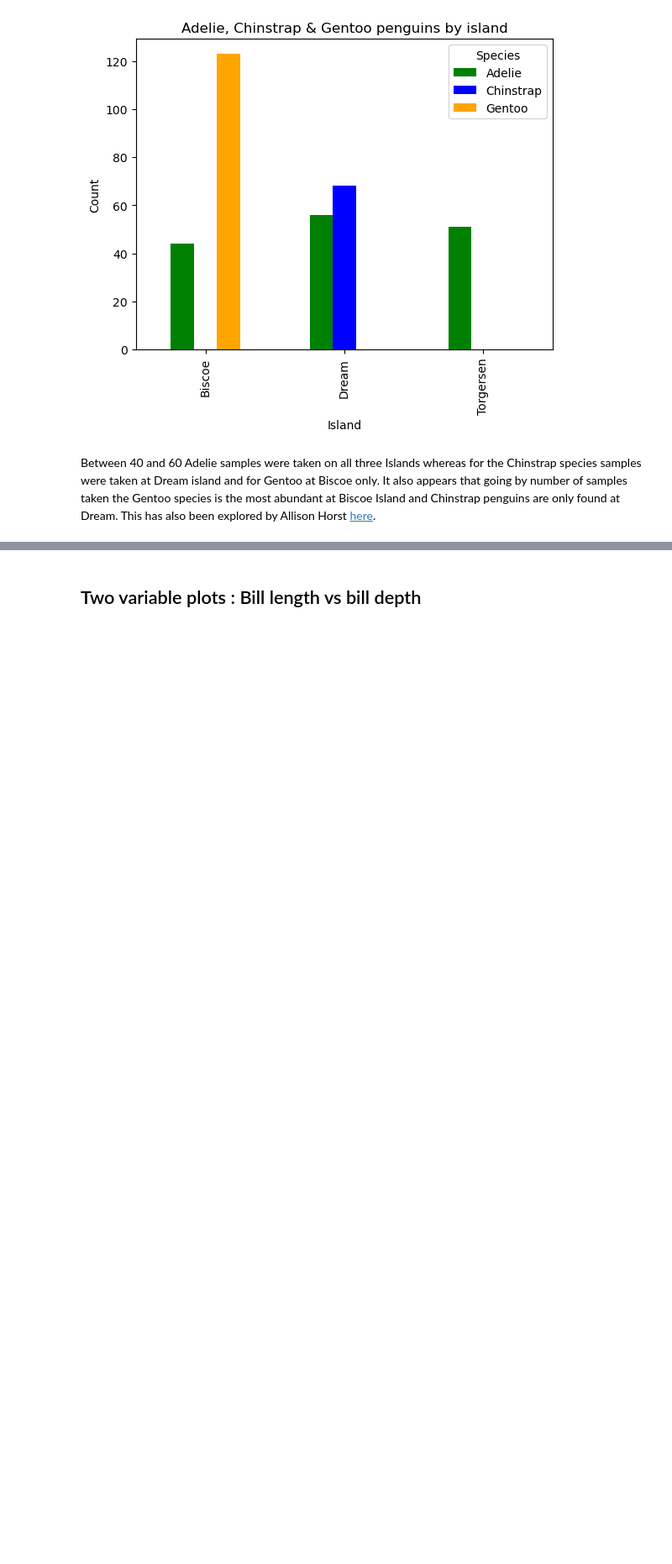
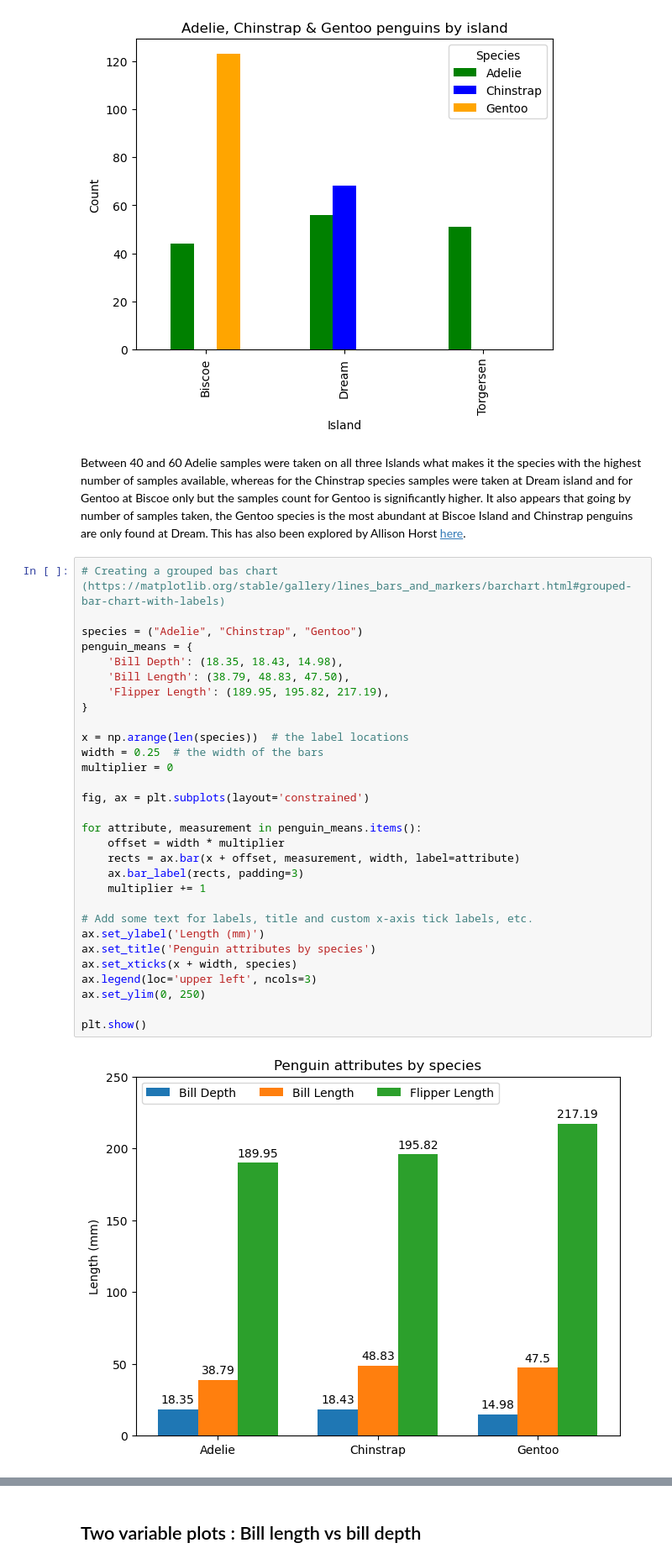
Before and after one commit to MattiDoubleU/Principles-of-Data-Analytics-Project, a Jupyter notebook: penguins.ipynb, the cells around one changed output, grey strips where cells are left out. Shown: that part at 84% size. Saved outputs shown, nothing was run; the diff lists cells and outputs as text; blank space fills up the shorter version.

```diff
--- a/penguins.ipynb
+++ b/penguins.ipynb
@@ -413,4 +413,36 @@ plt.show()
 # %% [output]
 [figure]
 # %% [markdown]
-Between 40 and 60 Adelie samples were taken on all three Islands whereas for the Chinstrap species samples were taken at Dream island and for Gentoo at Biscoe only. It also appears that going by number of samples taken the Gentoo species is the most abundant at Biscoe Island and Chinstrap penguins are only found at Dream. This has also been explored by Allison Horst [here](https://allisonhorst.github.io/palmerpenguins/articles/intro.html#highlights).
+Between 40 and 60 Adelie samples were taken on all three Islands what makes it the species with the highest number of samples available, whereas for the Chinstrap species samples were taken at Dream island and for Gentoo at Biscoe only but the samples count for Gentoo is significantly higher. It also appears that going by number of samples taken, the Gentoo species is the most abundant at Biscoe Island and Chinstrap penguins are only found at Dream. This has also been explored by Allison Horst [here](https://allisonhorst.github.io/palmerpenguins/articles/intro.html#highlights).
+# %%
+# Creating a grouped bas chart (https://matplotlib.org/stable/gallery/lines_bars_and_markers/barchart.html#grouped-bar-chart-with-labels)
+
+species = ("Adelie", "Chinstrap", "Gentoo")
+penguin_means = {
+    'Bill Depth': (18.35, 18.43, 14.98),
+    'Bill Length': (38.79, 48.83, 47.50),
+    'Flipper Length': (189.95, 195.82, 217.19),
+}
+
+x = np.arange(len(species))  # the label locations
+width = 0.25  # the width of the bars
+multiplier = 0
+
+fig, ax = plt.subplots(layout='constrained')
+
+for attribute, measurement in penguin_means.items():
+    offset = width * multiplier
+    rects = ax.bar(x + offset, measurement, width, label=attribute)
+    ax.bar_label(rects, padding=3)
+    multiplier += 1
+
+# Add some text for labels, title and custom x-axis tick labels, etc.
+ax.set_ylabel('Length (mm)')
+ax.set_title('Penguin attributes by species')
+ax.set_xticks(x + width, species)
+ax.legend(loc='upper left', ncols=3)
+ax.set_ylim(0, 250)
+
+plt.show()
+# %% [output]
+[figure, added]
```
Also changed, not shown: parts of 7 cells of this notebook.
